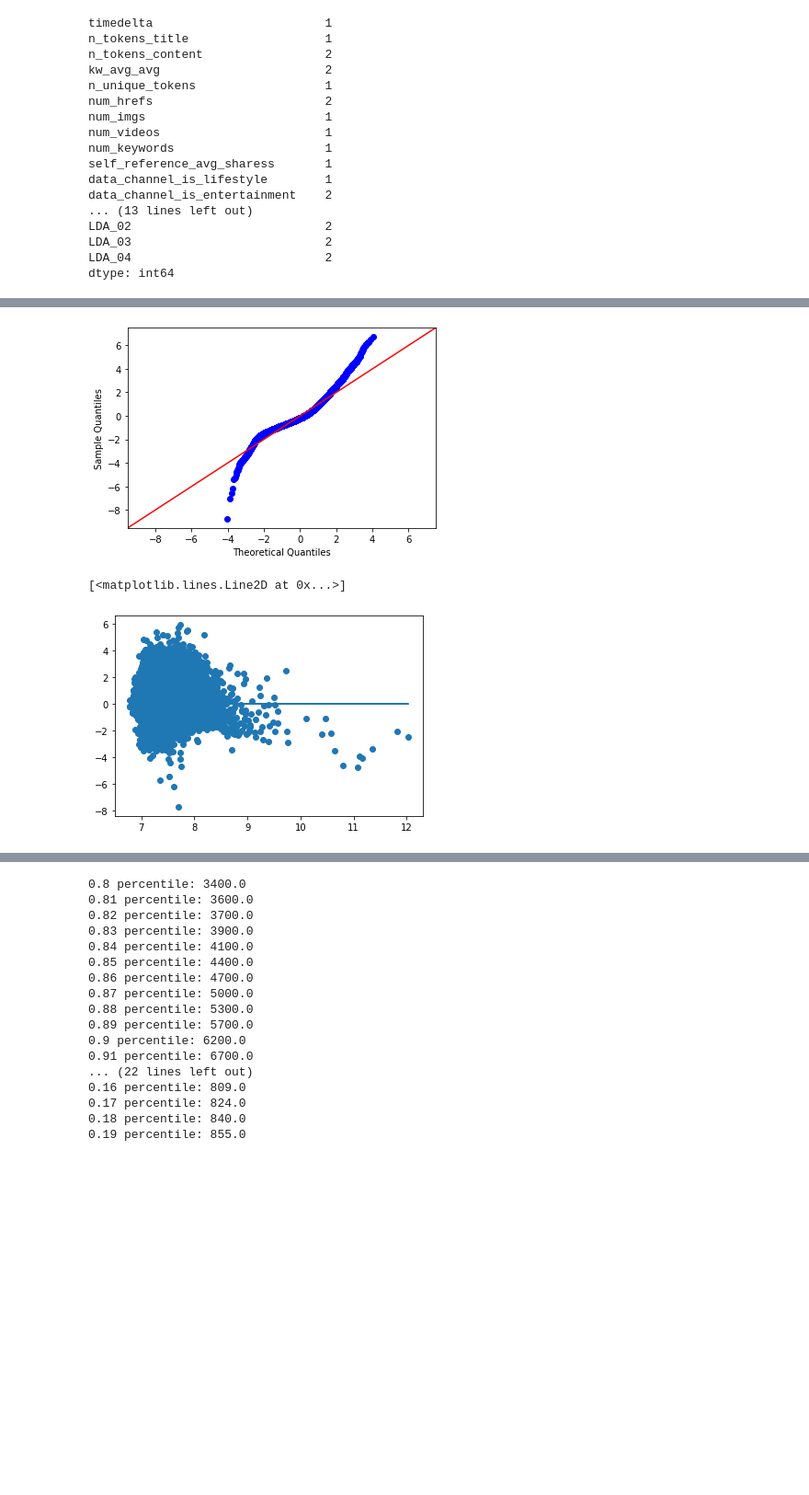
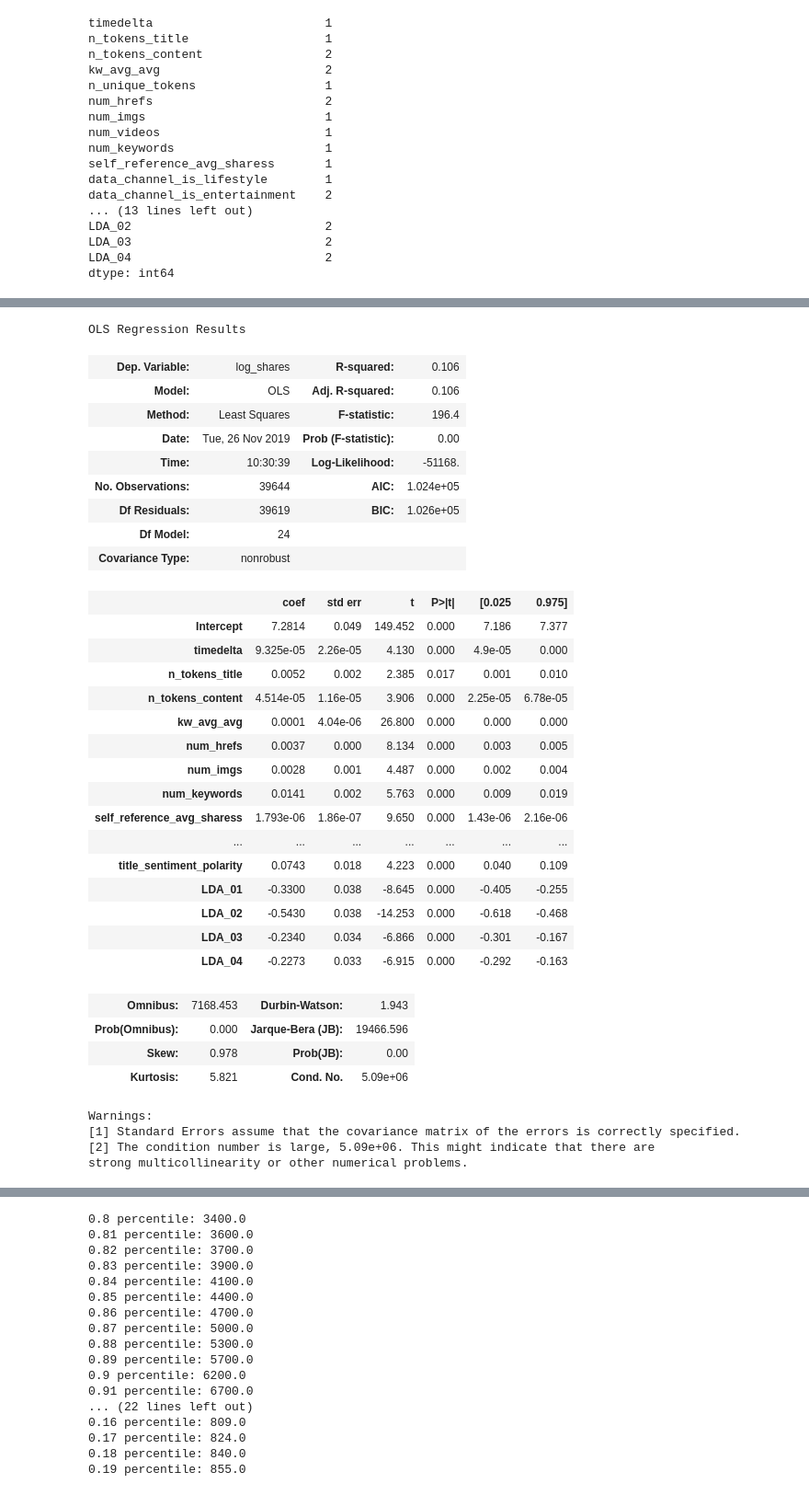
Before and after one commit to aroayeo/Predicting-Online-News-Popularity, a Jupyter notebook: Mo Notebook.ipynb, the cells around one changed output, grey strips where cells are left out. Shown at 92% size. Cells and saved outputs as stored; diff of their text form; code cells hidden in the pictures; blank space fills up the shorter version.

```diff
--- a/Mo Notebook.ipynb
+++ b/Mo Notebook.ipynb
@@ -240,10 +143,38 @@ strong multicollinearity or other numerical problems.
-# %%
-fig = sm.graphics.qqplot(model.resid, dist= stats.norm, line='45', fit=True)
-# %% [output]
-[figure, removed]
-# %%
-plt.scatter(model.predict(data_subset), model.resid)
-plt.plot(model.predict(data_subset), [0 for i in range(len(data))])
-# %% [output]
-[<matplotlib.lines.Line2D at 0x...>]
-[figure, removed]
+# %%
+model = ols_model(data_subset, y)
+model.summary()
+# %% [output]
+OLS Regression Results
+| Dep. Variable: | log_shares | R-squared: | 0.106 |
+| Model: | OLS | Adj. R-squared: | 0.106 |
+| Method: | Least Squares | F-statistic: | 196.4 |
+| Date: | Tue, 26 Nov 2019 | Prob (F-statistic): | 0.00 |
+| Time: | 10:30:39 | Log-Likelihood: | -51168. |
+| No. Observations: | 39644 | AIC: | 1.024e+05 |
+| Df Residuals: | 39619 | BIC: | 1.026e+05 |
+| Df Model: | 24 |  |  |
+| Covariance Type: | nonrobust |  |  |
+|  | coef | std err | t | P>|t| | [0.025 | 0.975] |
+| Intercept | 7.2814 | 0.049 | 149.452 | 0.000 | 7.186 | 7.377 |
+| timedelta | 9.325e-05 | 2.26e-05 | 4.130 | 0.000 | 4.9e-05 | 0.000 |
+| n_tokens_title | 0.0052 | 0.002 | 2.385 | 0.017 | 0.001 | 0.010 |
+| n_tokens_content | 4.514e-05 | 1.16e-05 | 3.906 | 0.000 | 2.25e-05 | 6.78e-05 |
+| kw_avg_avg | 0.0001 | 4.04e-06 | 26.800 | 0.000 | 0.000 | 0.000 |
+| num_hrefs | 0.0037 | 0.000 | 8.134 | 0.000 | 0.003 | 0.005 |
+| num_imgs | 0.0028 | 0.001 | 4.487 | 0.000 | 0.002 | 0.004 |
+| num_keywords | 0.0141 | 0.002 | 5.763 | 0.000 | 0.009 | 0.019 |
+| self_reference_avg_sharess | 1.793e-06 | 1.86e-07 | 9.650 | 0.000 | 1.43e-06 | 2.16e-06 |
+| ... | ... | ... | ... | ... | ... | ... |
+| title_sentiment_polarity | 0.0743 | 0.018 | 4.223 | 0.000 | 0.040 | 0.109 |
+| LDA_01 | -0.3300 | 0.038 | -8.645 | 0.000 | -0.405 | -0.255 |
+| LDA_02 | -0.5430 | 0.038 | -14.253 | 0.000 | -0.618 | -0.468 |
+| LDA_03 | -0.2340 | 0.034 | -6.866 | 0.000 | -0.301 | -0.167 |
+| LDA_04 | -0.2273 | 0.033 | -6.915 | 0.000 | -0.292 | -0.163 |
+| Omnibus: | 7168.453 | Durbin-Watson: | 1.943 |
+| Prob(Omnibus): | 0.000 | Jarque-Bera (JB): | 19466.596 |
+| Skew: | 0.978 | Prob(JB): | 0.00 |
+| Kurtosis: | 5.821 | Cond. No. | 5.09e+06 |
+Warnings:
+[1] Standard Errors assume that the covariance matrix of the errors is correctly specified.
+[2] The condition number is large, 5.09e+06. This might indicate that there are
+strong multicollinearity or other numerical problems.
```
Also changed, not shown: parts of 28 cells of this notebook, 1 other file.
